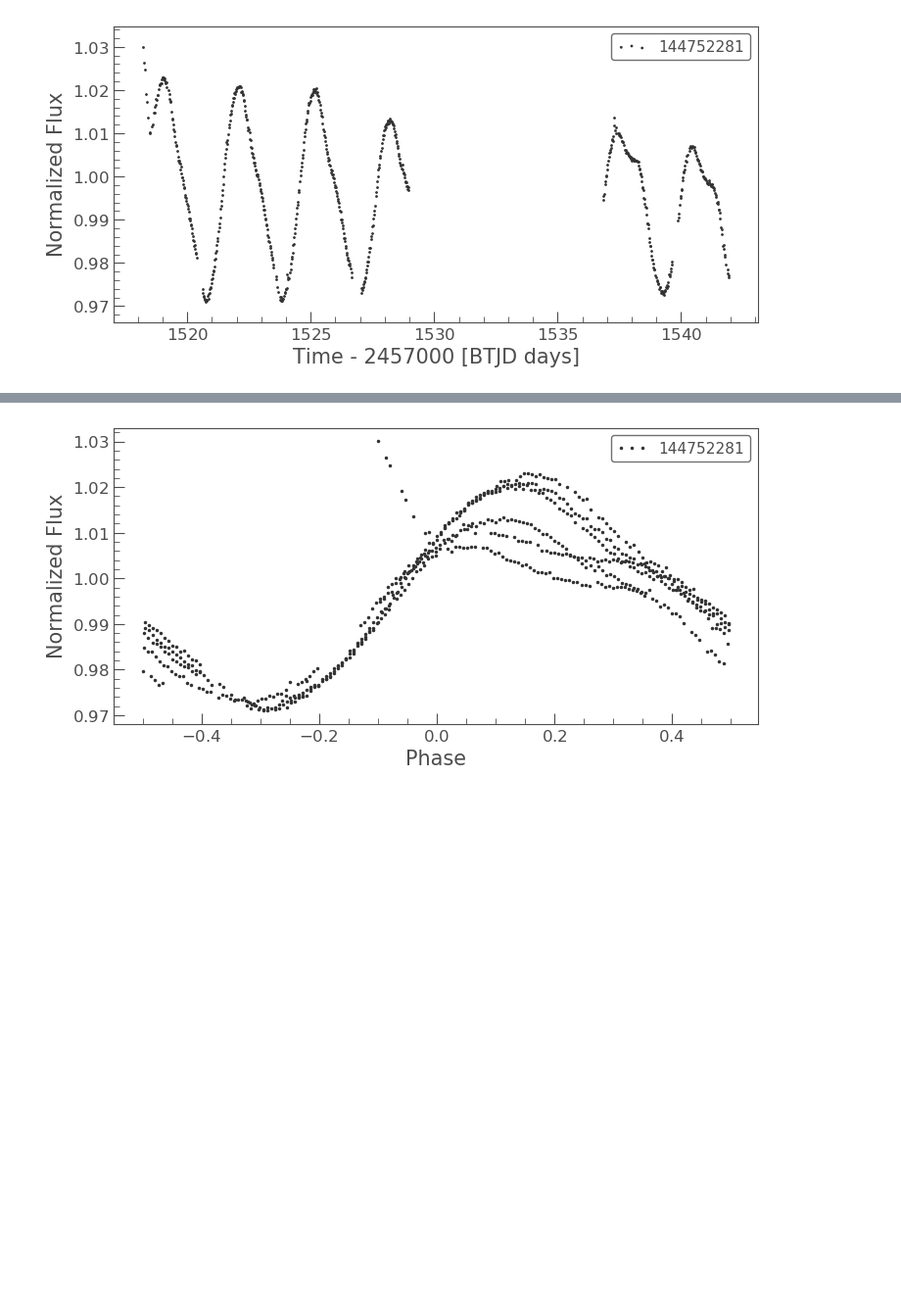
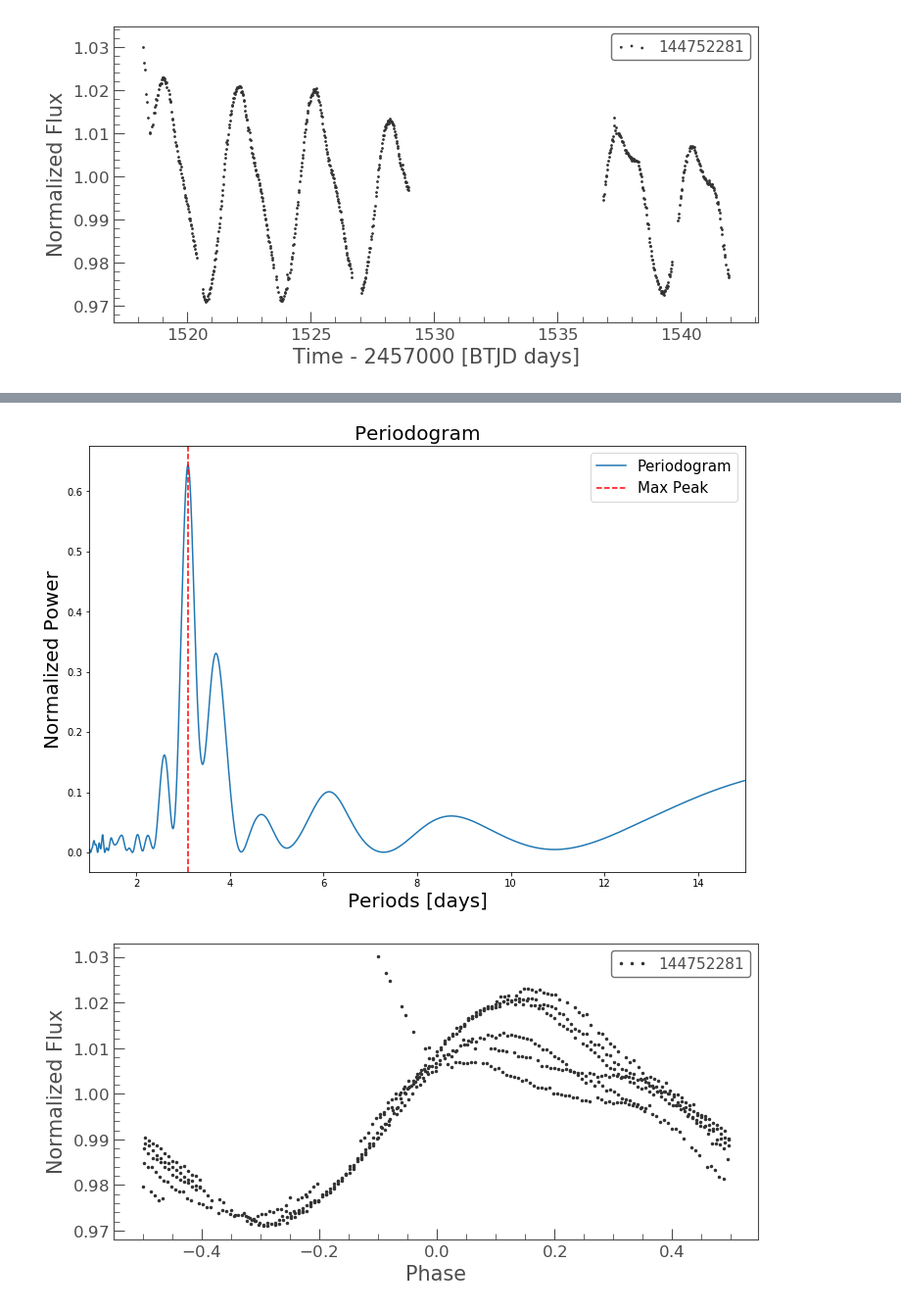
Before and after one commit to AstroJosePC/TESSDataExploration, a Jupyter notebook: StephaniesPeriodogram.ipynb, the cells around one changed output, grey strips where cells are left out. Shown at 98% size. Cells and saved outputs as stored; diff of their text form; code cells hidden in the pictures; blank space fills up the shorter version.

Commit message:
:art: Save plots, include wrong folding for comparing

```diff
--- a/StephaniesPeriodogram.ipynb
+++ b/StephaniesPeriodogram.ipynb
@@ -66,3 +59,18 @@ plt.savefig('periodogram.jpg', dpi=200)
+# %%
+plt.figure(figsize=(12,8))
+pg_curve = plt.plot(periods_to_test, periodogram)
+plt.xlabel('Periods [days]', fontsize=20)
+plt.ylabel('Normalized Power', fontsize=20)
+plt.title('Periodogram', fontsize=20)
+
+red_dash = plt.axvline(fund_period, ls='--', c='red')
+
+plt.xlim(1, 15)
+# plt.xscale('log')
+plt.legend([pg_curve[0], red_dash], ['Periodogram', 'Max Peak'], fontsize=15)
+plt.savefig('periodogram_max.jpg', dpi=200)
+# %% [output]
+[figure, added]
 # %%
 lc.remove_outliers(sigma=sigma).fold(fund_period).plot(marker='.', ls='', markersize='3')
 plt.savefig('folded.jpg', dpi=200)
```
Also changed, not shown: parts of 6 cells of this notebook.
